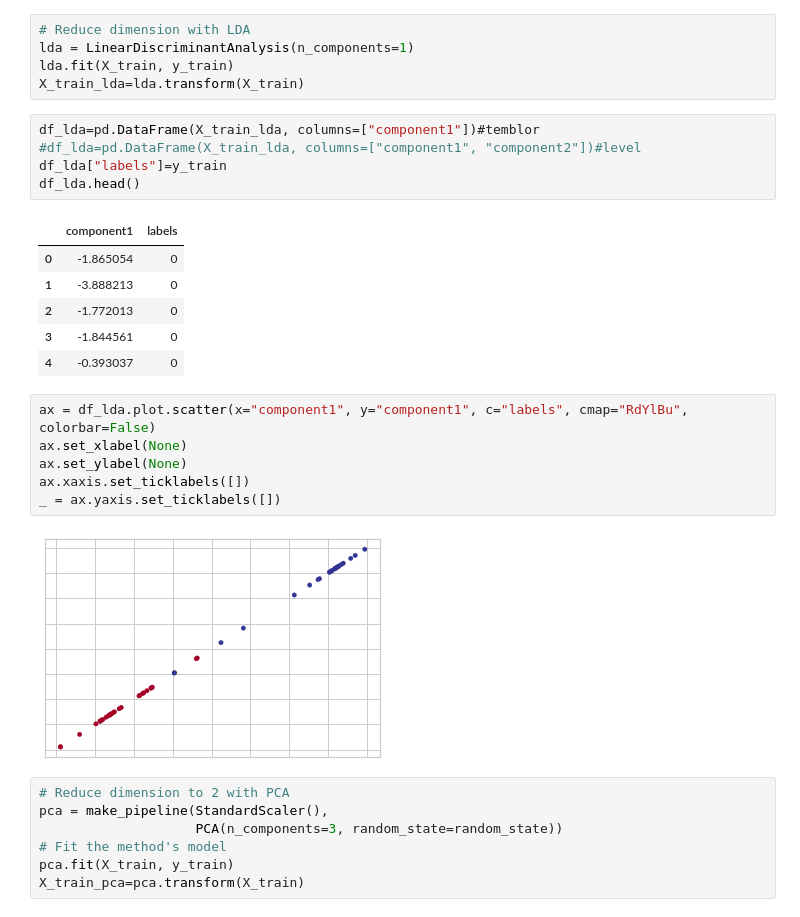
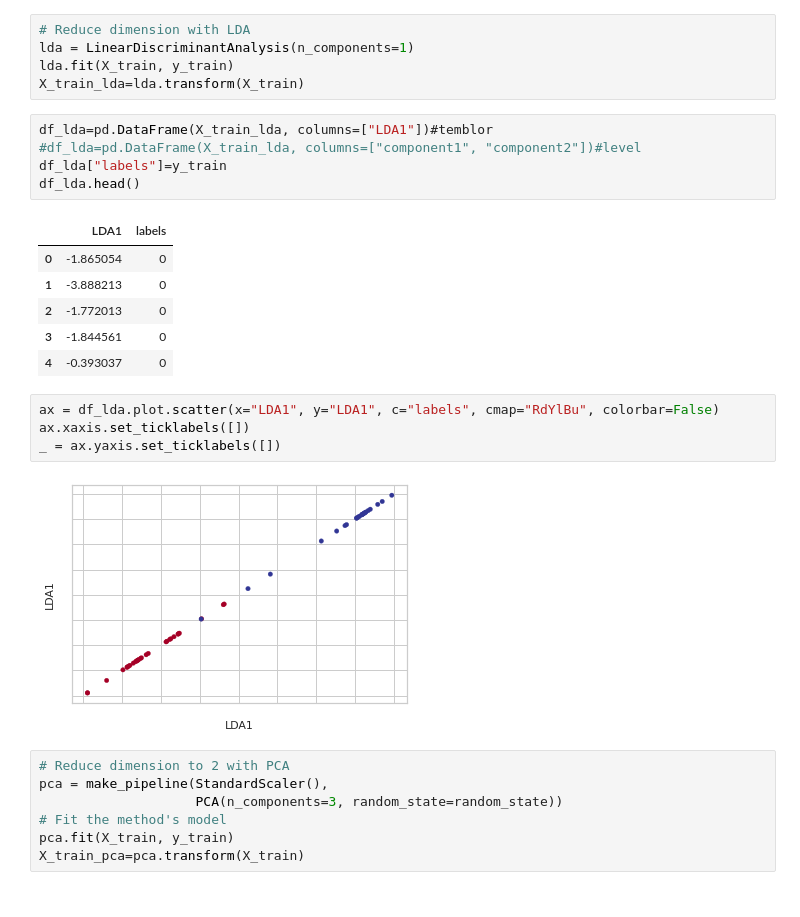
Before and after one commit to spolex/spiral, a Jupyter notebook: notebooks/202208_spiral_sklearn_r_binary_classification.ipynb, the cells around one changed output. Drawn from its saved outputs; the diff is of its cells as text.

```diff
--- a/notebooks/202208_spiral_sklearn_r_binary_classification.ipynb
+++ b/notebooks/202208_spiral_sklearn_r_binary_classification.ipynb
@@ -67,25 +67,23 @@ lda = LinearDiscriminantAnalysis(n_components=1)
 lda.fit(X_train, y_train)
 X_train_lda=lda.transform(X_train)
 # %%
-df_lda=pd.DataFrame(X_train_lda, columns=["component1"])#temblor
+df_lda=pd.DataFrame(X_train_lda, columns=["LDA1"])#temblor
 #df_lda=pd.DataFrame(X_train_lda, columns=["component1", "component2"])#level
 df_lda["labels"]=y_train
 df_lda.head()
 # %% [output]
-|  | component1 | labels |
+|  | LDA1 | labels |
 | 0 | -1.865054 | 0 |
 | 1 | -3.888213 | 0 |
 | 2 | -1.772013 | 0 |
 | 3 | -1.844561 | 0 |
 | 4 | -0.393037 | 0 |
 # %%
-ax = df_lda.plot.scatter(x="component1", y="component1", c="labels", cmap="RdYlBu", colorbar=False)
-ax.set_xlabel(None)
-ax.set_ylabel(None)
+ax = df_lda.plot.scatter(x="LDA1", y="LDA1", c="labels", cmap="RdYlBu", colorbar=False)
 ax.xaxis.set_ticklabels([])
 _ = ax.yaxis.set_ticklabels([])
 # %% [output]
-[figure, old version]
+[figure, new version]
 # %%
 # Reduce dimension to 2 with PCA
 pca = make_pipeline(StandardScaler(),
```
Also changed, not shown: parts of 1 cell of this notebook, 7 other files.
